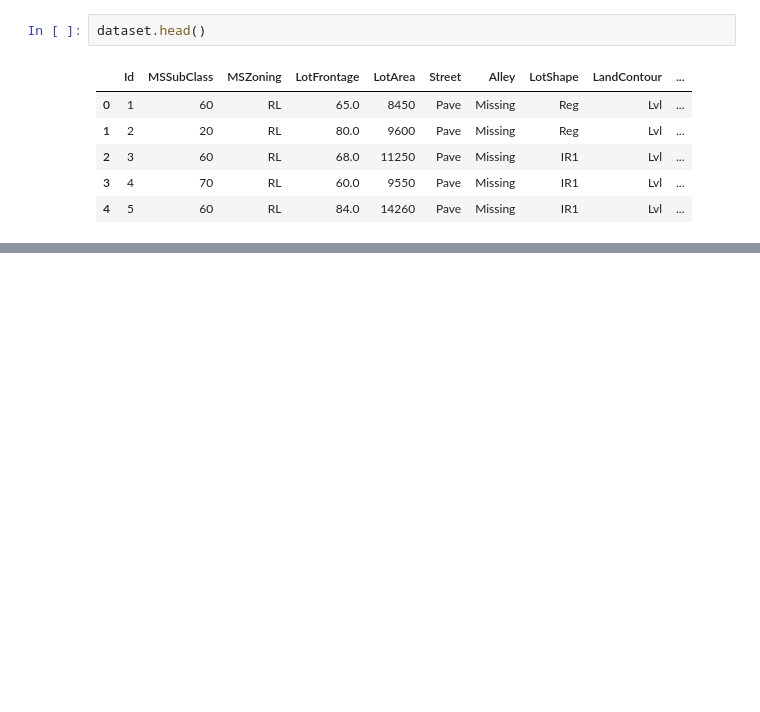
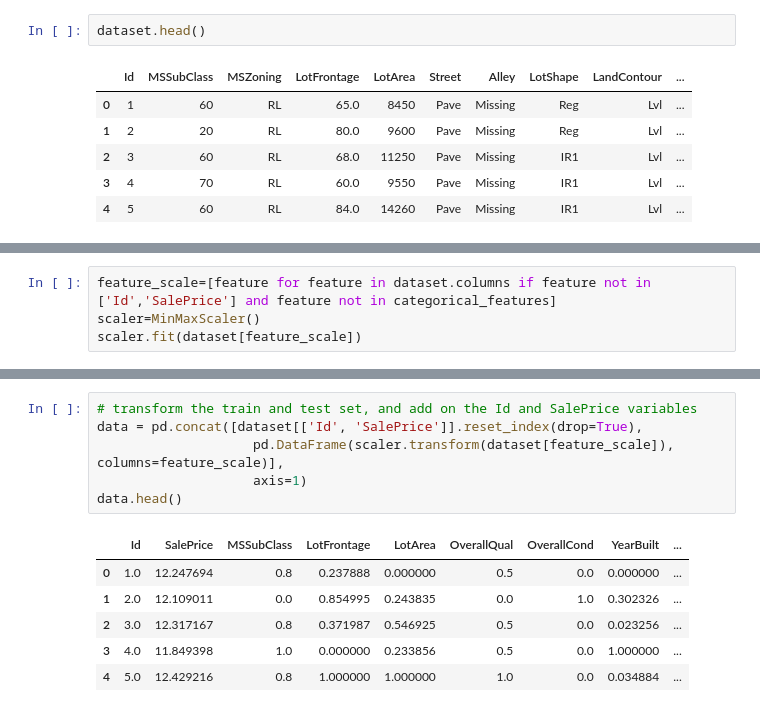
Before and after one commit to Pritesh-25/MachineLearning, a Jupyter notebook: AdvancedHousePrediction.ipynb, the cells around one changed output, grey strips where cells are left out. Drawn from its saved outputs; the diff is of its cells as text; blank space fills up the shorter version.

```diff
--- a/AdvancedHousePrediction.ipynb
+++ b/AdvancedHousePrediction.ipynb
@@ -547,0 +654,4 @@ dataset.head()
+# %%
+feature_scale=[feature for feature in dataset.columns if feature not in ['Id','SalePrice'] and feature not in categorical_features]
+scaler=MinMaxScaler()
+scaler.fit(dataset[feature_scale])
@@ -547,0 +697,13 @@ dataset.head()
+# %%
+# transform the train and test set, and add on the Id and SalePrice variables
+data = pd.concat([dataset[['Id', 'SalePrice']].reset_index(drop=True),
+                    pd.DataFrame(scaler.transform(dataset[feature_scale]), columns=feature_scale)],
+                    axis=1)
+data.head()
+# %% [output]
+|  | Id | SalePrice | MSSubClass | LotFrontage | LotArea | OverallQual | OverallCond | YearBuilt | ... |
+| 0 | 1.0 | 12.247694 | 0.8 | 0.237888 | 0.000000 | 0.5 | 0.0 | 0.000000 | ... |
+| 1 | 2.0 | 12.109011 | 0.0 | 0.854995 | 0.243835 | 0.0 | 1.0 | 0.302326 | ... |
+| 2 | 3.0 | 12.317167 | 0.8 | 0.371987 | 0.546925 | 0.5 | 0.0 | 0.023256 | ... |
+| 3 | 4.0 | 11.849398 | 1.0 | 0.000000 | 0.233856 | 0.5 | 0.0 | 1.000000 | ... |
+| 4 | 5.0 | 12.429216 | 0.8 | 1.000000 | 1.000000 | 1.0 | 0.0 | 0.034884 | ... |
```
Also changed, not shown: parts of 12 cells of this notebook.
